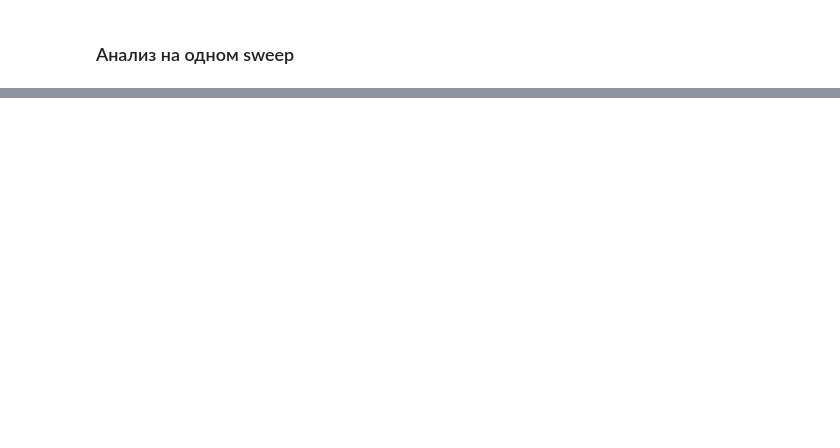
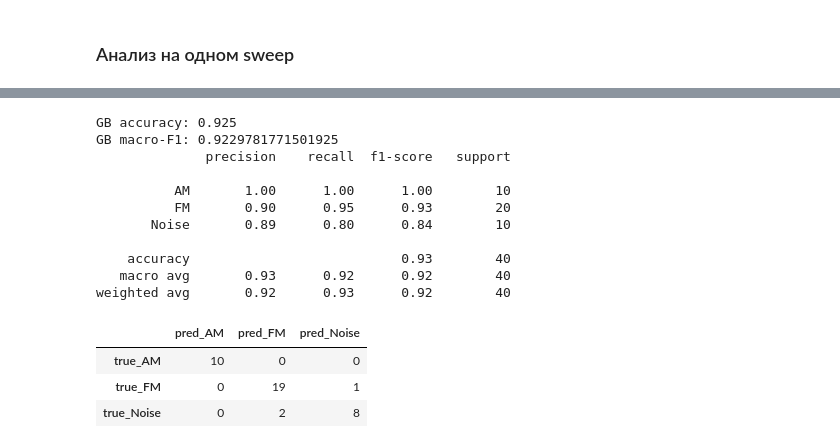
Before and after one commit to Mister-0-Zero/classification-of-signals, a Jupyter notebook: research.ipynb, the cells around one changed output, grey strips where cells are left out. Drawn from its saved outputs; the diff is of its cells as text; code cells hidden in the pictures; blank space fills up the shorter version.

```diff
--- a/research.ipynb
+++ b/research.ipynb
@@ -312,0 +364,27 @@ weighted avg       0.85      0.62      0.59        40
+# %%
+gb_model = train_gradient_boosting(prepared)
+
+gb_metrics = evaluate_model(gb_model, prepared)
+
+print("GB accuracy:", gb_metrics["accuracy"])
+print("GB macro-F1:", gb_metrics["macro_f1"])
+print(gb_metrics["classification_report"])
+
+display(gb_metrics["confusion_matrix"])
+display(gb_metrics["predictions"])
+# %% [output]
+GB accuracy: 0.925
+GB macro-F1: 0.9229781771501925
+              precision    recall  f1-score   support
+
+          AM       1.00      1.00      1.00        10
+          FM       0.90      0.95      0.93        20
+       Noise       0.89      0.80      0.84        10
+
+    accuracy                           0.93        40
+   macro avg       0.93      0.92      0.92        40
+weighted avg       0.92      0.93      0.92        40
+|  | pred_AM | pred_FM | pred_Noise |
+| true_AM | 10 | 0 | 0 |
+| true_FM | 0 | 19 | 1 |
+| true_Noise | 0 | 2 | 8 |
```
Also changed, not shown: parts of 10 cells of this notebook, 4 other files.
